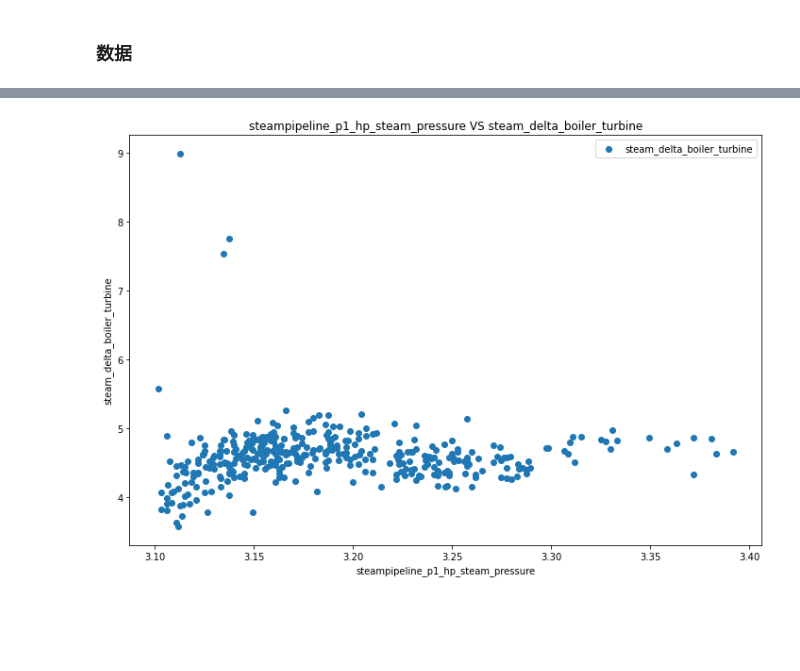
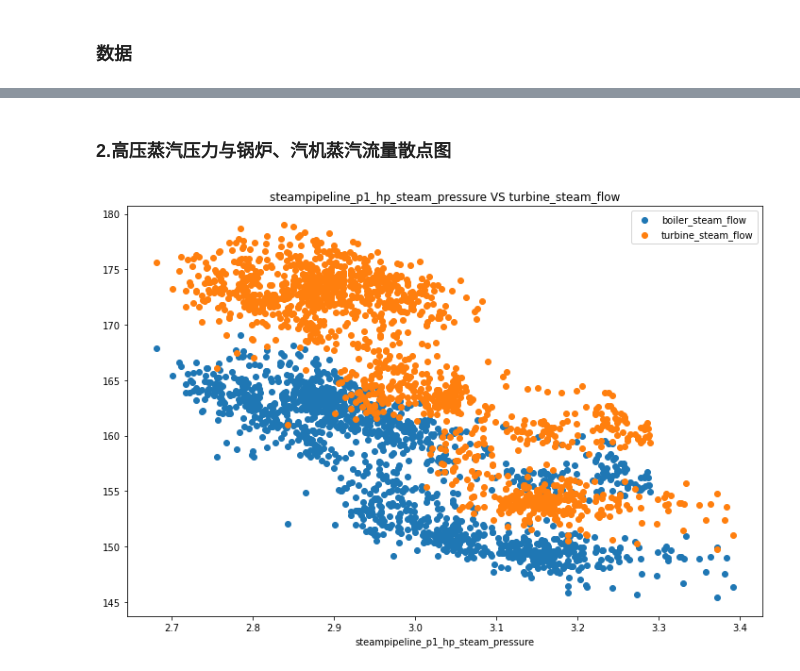
Before and after one commit to wangzhefeng/data-analysis, a Jupyter notebook: hp_steam_data/src/hp_steam_data.ipynb, the cells around one changed output, grey strips where cells are left out. Drawn from its saved outputs; the diff is of its cells as text; code cells hidden in the pictures; blank space fills up the shorter version.

```diff
--- a/hp_steam_data/src/hp_steam_data.ipynb
+++ b/hp_steam_data/src/hp_steam_data.ipynb
@@ -110,5 +66,3 @@ scatter_plot(df, "steampipeline_p1_hp_steam_pressure", "steam_delta_boiler_turbi
 # %%
-temp_df = df.loc[df["steampipeline_p1_hp_steam_pressure"] > 3.1]
-scatter_plot(temp_df, "steampipeline_p1_hp_steam_pressure", "steam_delta_boiler_turbine", imgpath = None)
+# temp_df = df.loc[df["steampipeline_p1_hp_steam_pressure"] <= 3.1]
+# scatter_plot(temp_df, "steampipeline_p1_hp_steam_pressure", "steam_delta_boiler_turbine", imgpath = None)
-# %% [output]
-[figure, removed]
@@ -115,2 +72,8 @@ scatter_plot(temp_df, "steampipeline_p1_hp_steam_pressure", "steam_delta_boiler_
+# %% [markdown]
+### 2.高压蒸汽压力与锅炉、汽机蒸汽流量散点图
+# %%
+scatter_plot(df, "steampipeline_p1_hp_steam_pressure", "boiler_steam_flow", "turbine_steam_flow", imgpath = None)
+# %% [output]
+[figure, added]
 # %%
 temp_df = df.loc[df["steampipeline_p1_hp_steam_pressure"] <= 3.1]
```
Also changed, not shown: parts of 18 cells of this notebook, 4 other files.
